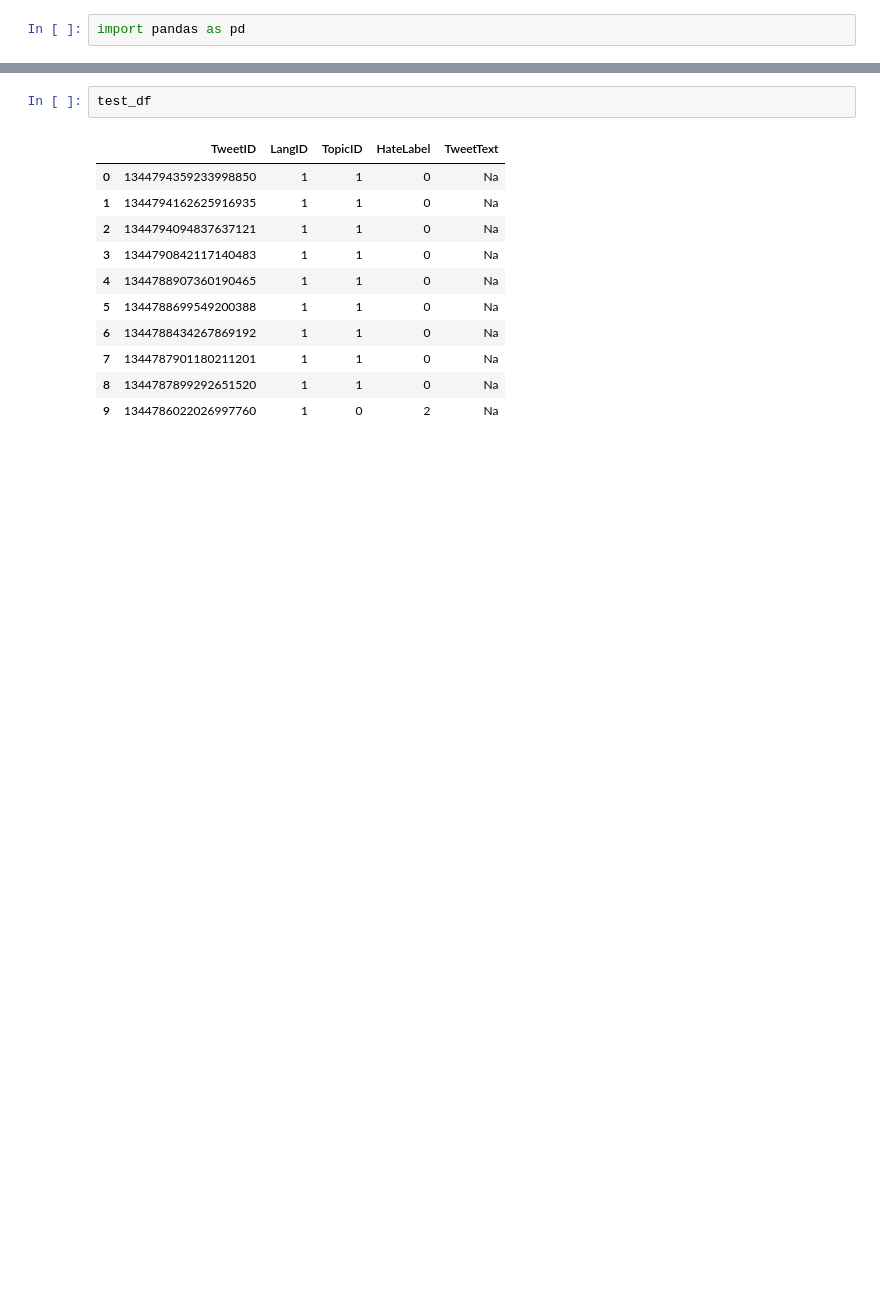
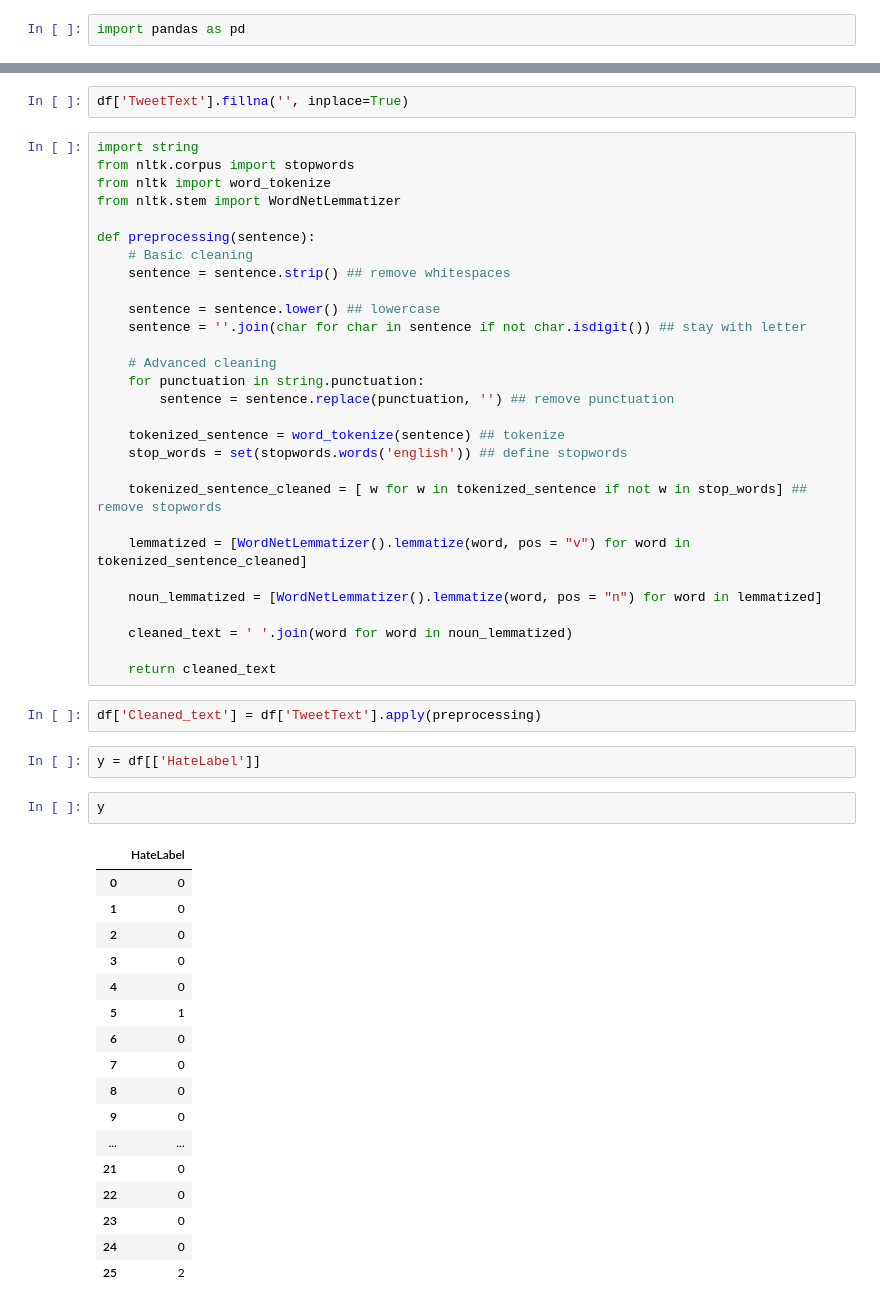
Before and after one commit to srtsanti/HateScan_LeWagon, a Jupyter notebook: Notebooks/santi_notebook.ipynb, the cells around one changed output, grey strips where cells are left out. Drawn from its saved outputs; the diff is of its cells as text; blank space fills up the shorter version.

```diff
--- a/Notebooks/santi_notebook.ipynb
+++ b/Notebooks/santi_notebook.ipynb
@@ -28,15 +23,56 @@ HateLabel
 dtype: int64
-# %%
-test_df
-# %% [output]
-|  | TweetID | LangID | TopicID | HateLabel | TweetText |
-| 0 | 1344794359233998850 | 1 | 1 | 0 | Na |
-| 1 | 1344794162625916935 | 1 | 1 | 0 | Na |
-| 2 | 1344794094837637121 | 1 | 1 | 0 | Na |
-| 3 | 1344790842117140483 | 1 | 1 | 0 | Na |
-| 4 | 1344788907360190465 | 1 | 1 | 0 | Na |
-| 5 | 1344788699549200388 | 1 | 1 | 0 | Na |
-| 6 | 1344788434267869192 | 1 | 1 | 0 | Na |
-| 7 | 1344787901180211201 | 1 | 1 | 0 | Na |
-| 8 | 1344787899292651520 | 1 | 1 | 0 | Na |
-| 9 | 1344786022026997760 | 1 | 0 | 2 | Na |
+# %%
+df['TweetText'].fillna('', inplace=True)
+# %%
+import string
+from nltk.corpus import stopwords
+from nltk import word_tokenize
+from nltk.stem import WordNetLemmatizer
+
+def preprocessing(sentence):
+    # Basic cleaning
+    sentence = sentence.strip() ## remove whitespaces
+
+    sentence = sentence.lower() ## lowercase
+    sentence = ''.join(char for char in sentence if not char.isdigit()) ## stay with letter
+
+    # Advanced cleaning
+    for punctuation in string.punctuation:
+        sentence = sentence.replace(punctuation, '') ## remove punctuation
+
+    tokenized_sentence = word_tokenize(sentence) ## tokenize
+    stop_words = set(stopwords.words('english')) ## define stopwords
+
+    tokenized_sentence_cleaned = [ w for w in tokenized_sentence if not w in stop_words] ## remove stopwords
+
+    lemmatized = [WordNetLemmatizer().lemmatize(word, pos = "v") for word in tokenized_sentence_cleaned]
+
+    noun_lemmatized = [WordNetLemmatizer().lemmatize(word, pos = "n") for word in lemmatized]
+
+    cleaned_text = ' '.join(word for word in noun_lemmatized)
+
+    return cleaned_text
+# %%
+df['Cleaned_text'] = df['TweetText'].apply(preprocessing)
+# %%
+y = df[['HateLabel']]
+# %%
+y
+# %% [output]
+|  | HateLabel |
+| 0 | 0 |
+| 1 | 0 |
+| 2 | 0 |
+| 3 | 0 |
+| 4 | 0 |
+| 5 | 1 |
+| 6 | 0 |
+| 7 | 0 |
+| 8 | 0 |
+| 9 | 0 |
+| ... | ... |
+| 21 | 0 |
+| 22 | 0 |
+| 23 | 0 |
+| 24 | 0 |
+| 25 | 2 |
```
Also changed, not shown: parts of 10 cells of this notebook, 9 other files.
